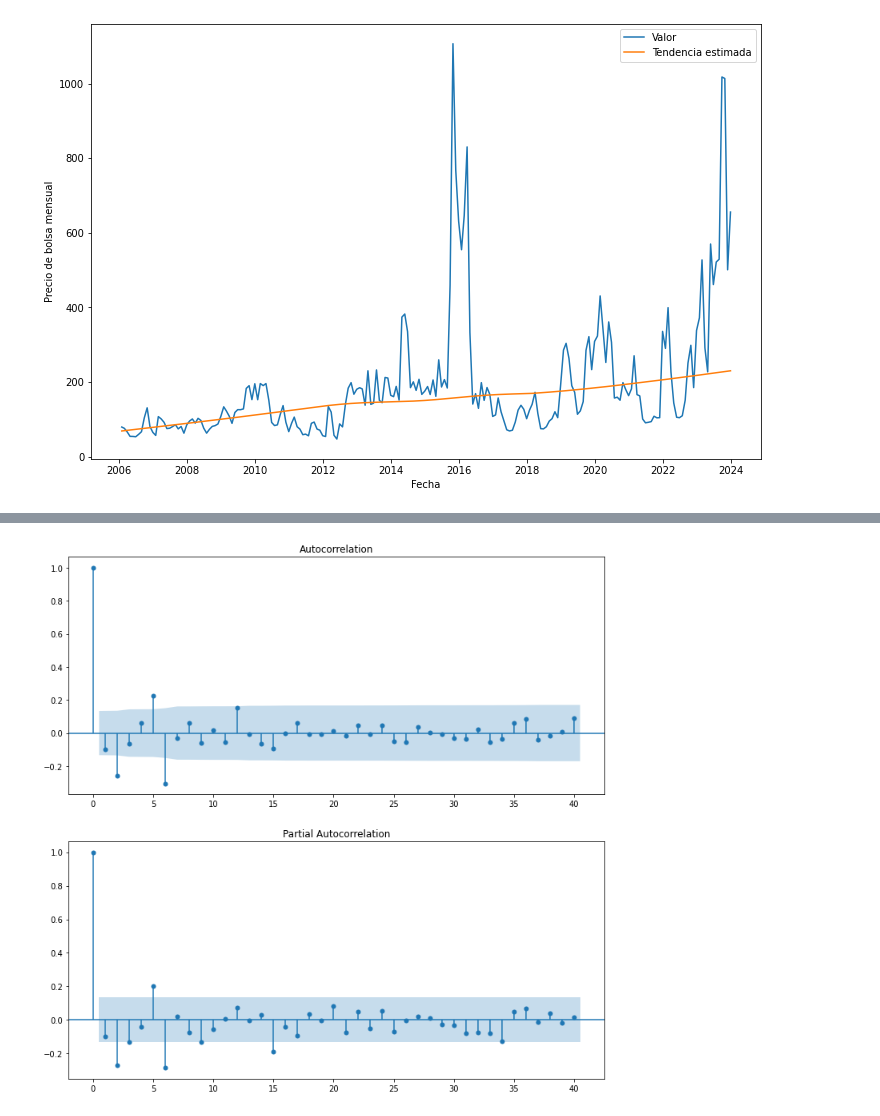
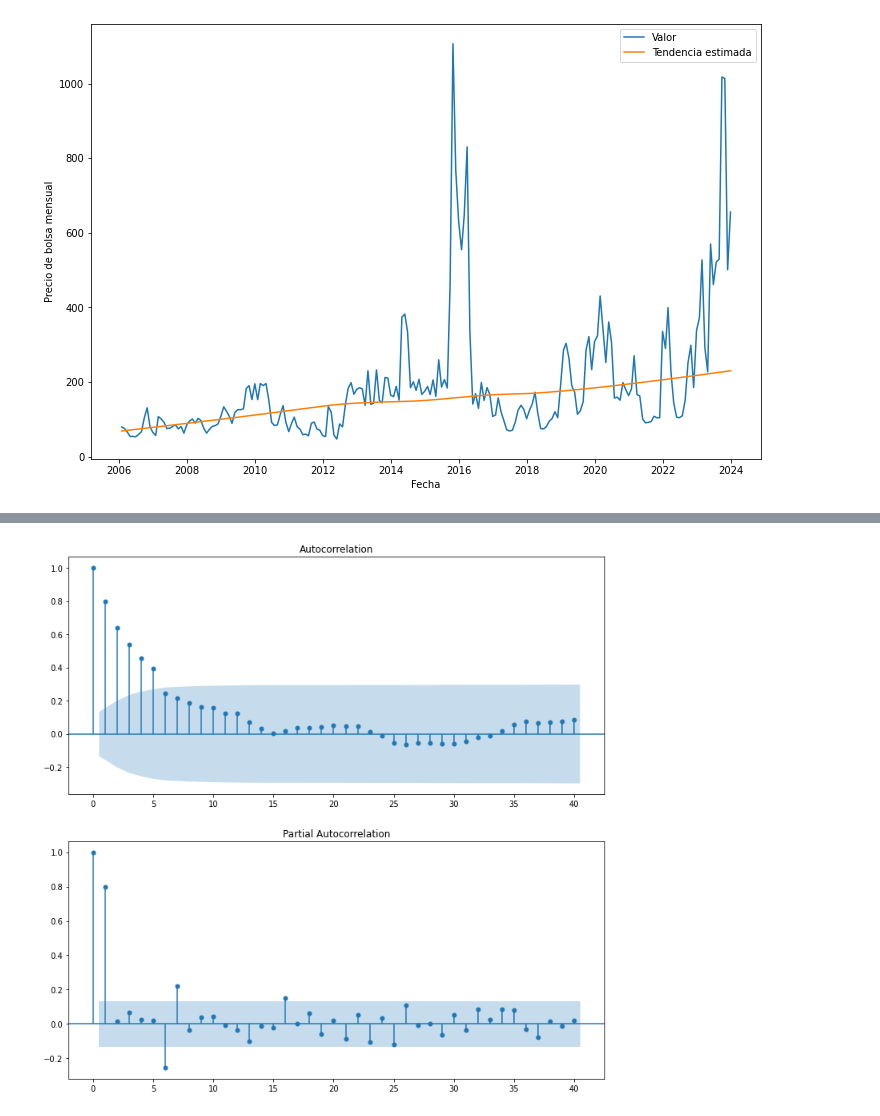
Before and after one commit to kmartinezm/G6-AST, a Jupyter notebook: mynewbook/_build/jupyter_execute/und5_forecast.ipynb, the cells around one changed output, grey strips where cells are left out. Saved outputs shown, nothing was run; the diff lists cells and outputs as text; code cells hidden in the pictures.

```diff
--- a/mynewbook/_build/jupyter_execute/und5_forecast.ipynb
+++ b/mynewbook/_build/jupyter_execute/und5_forecast.ipynb
@@ -143,3 +161,0 @@ df_mes = df_mes[['mes','valor']]
-# %%
-# Calcular la serie diferenciada
-df_vcm['valor_dif'] = df_vcm['valor'].diff().dropna()
@@ -146,8 +168,16 @@ df_vcm['valor_dif'] = df_vcm['valor'].diff().dropna()
 # %%
 # Graficar ACF y PACF para la serie diferenciada
+
+# creando lienzo
 fig, (ax1, ax2) = plt.subplots(2, 1, figsize=(12, 12))
-plot_acf(df_vcm['valor_dif'].dropna(), lags=40, ax=ax1)
-plot_pacf(df_vcm['valor_dif'].dropna(), lags=40, ax=ax2)
+
+# realizando la autocorrelación
+plot_acf(df_vcm['valor'].dropna(), lags=40, ax=ax1)
+
+# realiznado la autocorrelación parcial
+plot_pacf(df_vcm['valor'].dropna(), lags=40, ax=ax2)
+
+# mostrando gráfico
 plt.show()
 # %% [output]
-[figure, old version]
+[figure, new version]
```
Also changed, not shown: parts of 28 cells of this notebook, 23 other files.
